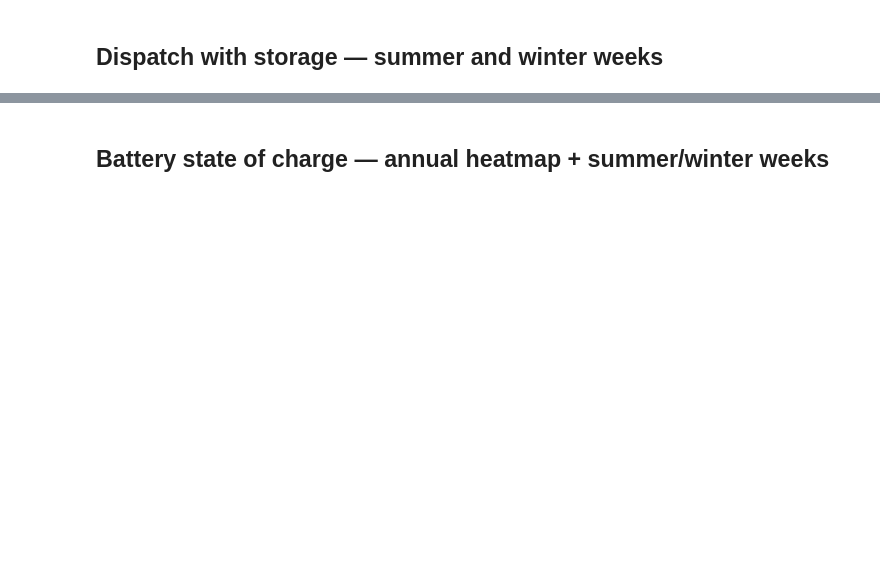
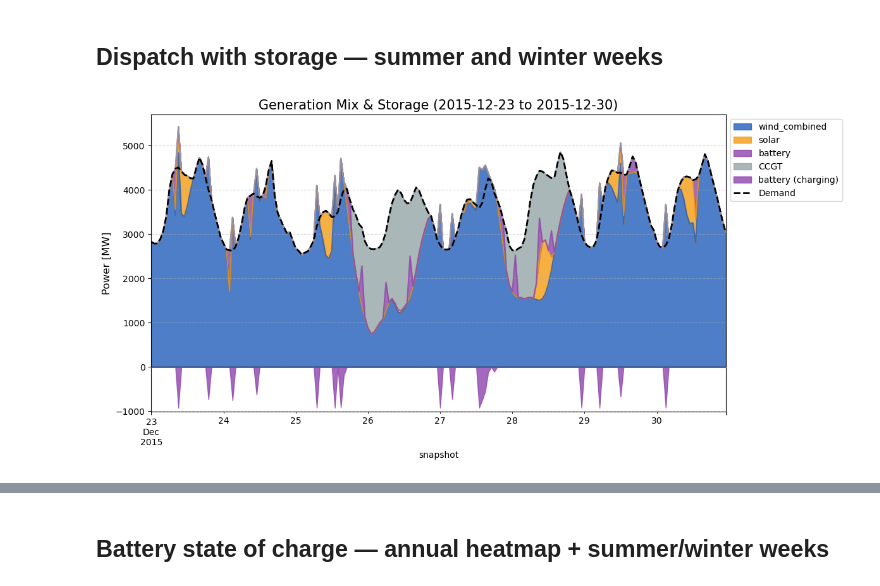
Before and after one commit to KenzoDTU/Integrated-Energy-Grids-A1G21, a Jupyter notebook: step_C.ipynb, the cells around one changed output, grey strips where cells are left out. Saved outputs shown, nothing was run; the diff lists cells and outputs as text; code cells hidden in the pictures; blank space fills up the shorter version.

```diff
--- a/step_C.ipynb
+++ b/step_C.ipynb
@@ -298,6 +414,8 @@ print(f"Savings:                     {cost_no_storage - cost_with_storage:.3f} B
 ## Dispatch with storage — summer and winter weeks
 # %%
 # Plot generation mix with storage for a January week
-fti.plot_generation_mix_storage(dnk_storage, '2015-01-01', '2015-01-08')
+fti.plot_generation_mix_storage(dnk_storage, '2015-12-23', '2015-12-30')
+# %% [output]
+[figure, added]
 # %%
 # Plot generation mix with storage for a July week
```
Also changed, not shown: parts of 13 cells of this notebook, 3 other files.
